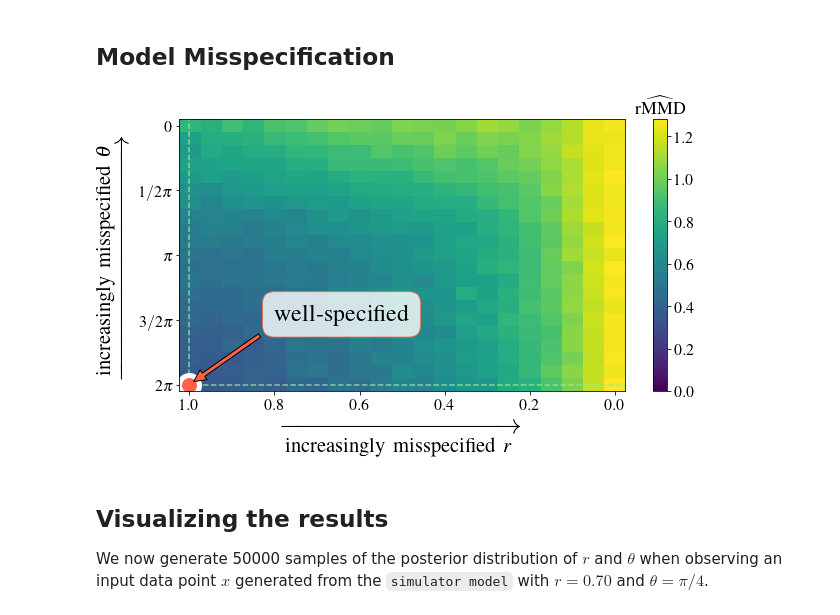
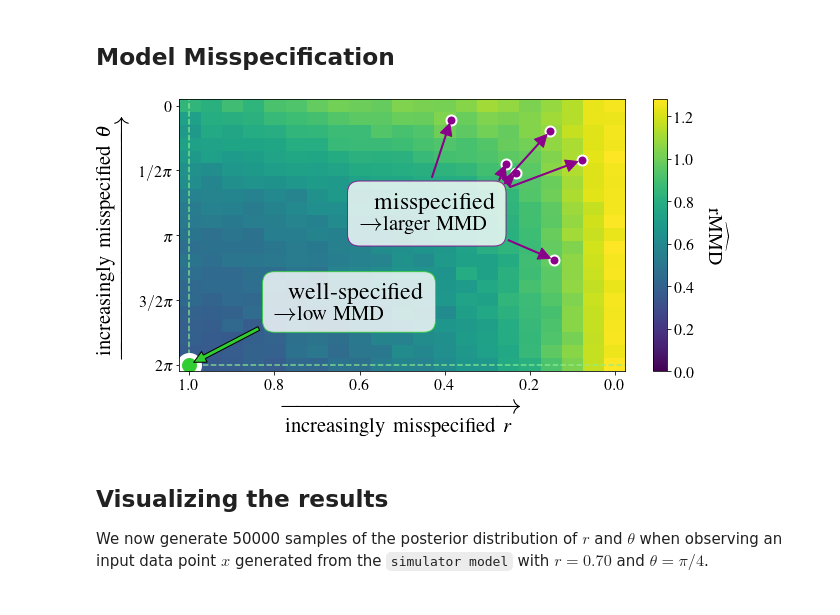
Before and after one commit to marvinschmitt/sbi, a Jupyter notebook: tutorials/bf_MMS_embedding_net.ipynb, the cells around one changed output. Cells and saved outputs as stored; diff of their text form; code cells hidden in the pictures.

Commit message:
update plots

```diff
--- a/tutorials/bf_MMS_embedding_net.ipynb
+++ b/tutorials/bf_MMS_embedding_net.ipynb
@@ -216,14 +216,9 @@ def maximum_mean_discrepancy(x, y, squared=True):
     else:
         return torch.sqrt(loss)
 # %%
+np.random.seed(131)
+
 RERUN_GRID_EXPERIMENT = False
-
-
-prior_star = utils.BoxUniform(low=torch.tensor([0.0, 0.0]),
-                             high=torch.tensor([1.0, 2*torch.pi]))
-
-simulator_star_wrapper, prior_star = prepare_for_sbi(simulator_model, prior_star)
-
 
 n_distance = 21
 n_angle = 21
@@ -232,6 +227,11 @@ prior_angle = np.linspace(0, 2*torch.pi, num = n_angle)
 P1, P2 = np.meshgrid(prior_distance, prior_angle)
 
 if RERUN_GRID_EXPERIMENT:
+    prior_star = utils.BoxUniform(low=torch.tensor([0.0, 0.0]),
+                             high=torch.tensor([1.0, 2*torch.pi]))
+
+    simulator_star_wrapper, prior_star = prepare_for_sbi(simulator_model, prior_star)
+
     _, x_star = simulate_for_sbi(simulator_star_wrapper, prior_star, num_simulations=100, show_progress_bar=False)
     s_star = embedding_net(x_star).detach()
 
@@ -241,41 +241,71 @@ if RERUN_GRID_EXPERIMENT:
             p1 = P1[i, j]
             p2 = P2[i, j]
             prior = utils.BoxUniform(low=torch.tensor([0.0, 0-0]),
                              high=torch.tensor([p1, p2]))
             simulator_wrapper, prior = prepare_for_sbi(simulator_model, prior)
             _, x_o = simulate_for_sbi(simulator_wrapper, prior, num_simulations=100, show_progress_bar=False)
             s_o = embedding_net(x_o).detach()
             MMD[i, j] = float(maximum_mean_discrepancy(s_o, s_star, squared=False))
     np.save(f"data/MMD_grid_experiments/MMD_grid.npy", MMD)
 
 MMD = np.load(f"data/MMD_grid_experiments/MMD_grid.npy")
 plt.figure(figsize=(10, 5))
 plt.pcolor(P1, P2, MMD, shading="nearest", rasterized=True, vmin=0)
 
-plt.annotate('well-specified', xy=(1.0, 2*torch.pi), xytext=(0.8, 3/2*torch.pi), weight='bold',
-            arrowprops=dict(facecolor='tomato', shrink=0.05), fontsize=24, color="black",
-             bbox=dict(facecolor='white', edgecolor='tomato', boxstyle='round,pad=0.5', alpha=0.8)
+plt.axhline(y=2*torch.pi, linestyle="--", color="lightgreen", alpha=.80)
+plt.axvline(x=1.0, linestyle="--", color="lightgreen", alpha=.80)
+
+wellspecified_color = "limegreen"
+plt.annotate(r'well-specified\\$\rightarrow$\huge{low MMD}', xy=(1.0, 2*torch.pi), xytext=(0.8, 3/2*torch.pi), weight='bold',
+            arrowprops=dict(facecolor=wellspecified_color, shrink=0.05), fontsize=24, color="black",
+             bbox=dict(facecolor='white', edgecolor=wellspecified_color, boxstyle='round,pad=0.5', alpha=0.8)
             )
+
+misspecified_text_xy = (0.6, 0.8 * torch.pi)
+misspecified_color = "darkmagenta"
+misspecified_text = r'misspecified\\$\rightarrow$\huge{larger MMD}'
+plt.annotate(misspecified_text, xy=(0.0, 0.0), xytext=misspecified_text_xy, weight='bold',
+            fontsize=24, color="black",
+             bbox=dict(facecolor='white', edgecolor=misspecified_color, boxstyle='round,pad=0.5', alpha=0.8)
+            )
+
+n_dot_candidates = 10
+dots_x = np.random.uniform(low=0.0, high=0.6, size = n_dot_candidates)
+dots_y = np.random.uniform(low=0.0, high=2*torch.pi, size=n_dot_candidates)
+misspecified_dots_xy = [(x, y) for x, y in zip(dots_x, dots_y) if (x<0.25) or (y<0.5*torch.pi)]
+
+for xy in misspecified_dots_xy:
+    plt.plot(*xy, linewidth=0, alpha=1.0,
+         marker="o", markersize=10, markeredgewidth=2, markeredgecolor="white", markerfacecolor = misspecified_color
+        )
+    plt.annotate(misspecified_text, xy=xy, xytext=misspecified_text_xy, weight='bold', alpha=0.0,
+            arrowprops=dict(facecolor=misspecified_color, shrink=0.05, width=1, edgecolor=misspecified_color), fontsize=24, color=misspecified_color,
+            bbox=dict(facecolor='white', edgecolor=misspecified_color, boxstyle='round,pad=0.5', alpha=0.0))
+
+
 plt.xlabel(r"$\xrightarrow[\mathrm{increasingly\ misspecified}\ r]{}$", fontsize=28)
 plt.ylabel(r"$\xrightarrow[]{\mathrm{increasingly\ misspecified}\ \theta}$", fontsize=28)
-plt.axhline(y=2*torch.pi, linestyle="--", color="lightgreen", alpha=.80)
-plt.axvline(x=1.0, linestyle="--", color="lightgreen", alpha=.80)
+
 
 plt.yticks([0, 0.5 * torch.pi, 1 * torch.pi, 1.5 * torch.pi, 2 * torch.pi], ["0", r"$1/2\pi$", r"$\pi$", r"$3/2\pi$", r"$2\pi$"])
 
 plt.plot(1, 2*torch.pi, linewidth=10, alpha=1.0,
-         marker="o", markersize=20, markeredgewidth=5.0, markeredgecolor="white", markerfacecolor = "tomato"
+         marker="o", markersize=20, markeredgewidth=5.0, markeredgecolor="white", markerfacecolor = wellspecified_color
         )
+
+#plt.xlim(-0.05, 1.05)
+#plt.ylim(-0.5, 2*torch.pi+0.5)
 
 plt.gca().invert_xaxis()
 plt.gca().invert_yaxis()
 
 cbar = plt.colorbar()
-cbar.ax.set_title(r"$\widehat{\mathrm{rMMD}}$", fontsize=18)
+cbar.ax.get_yaxis().labelpad = 30
+cbar.ax.set_ylabel(r"$\widehat{\mathrm{rMMD}}$", fontsize=20, rotation=270)
 
 plt.savefig(f"plots/mmd_mms_grid.{FILEFORMAT}", bbox_inches="tight", dpi=DPI)
 # %% [output]
-[figure, old version]
+[figure, new version]
 # %% [markdown]
 ## Visualizing the results
 
```
Also changed, not shown: 6 other files.
